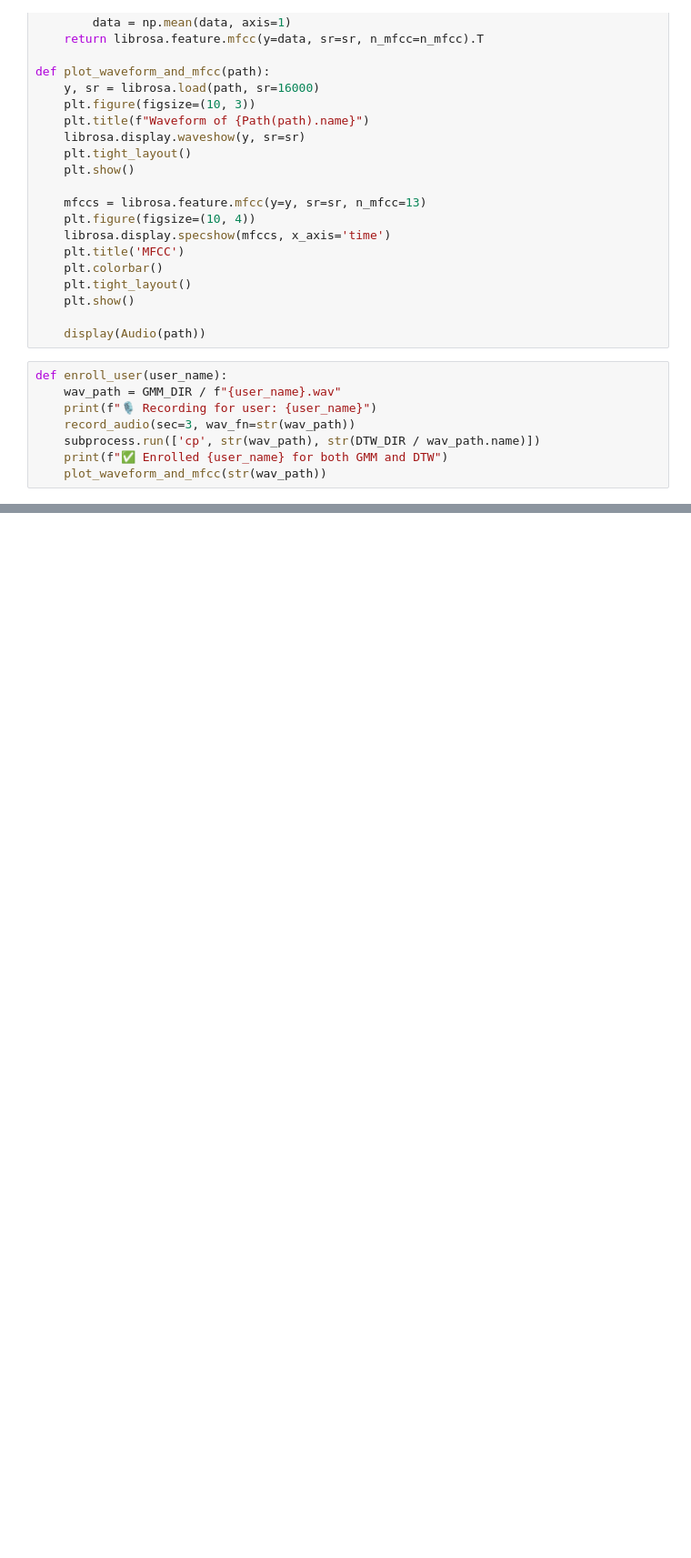
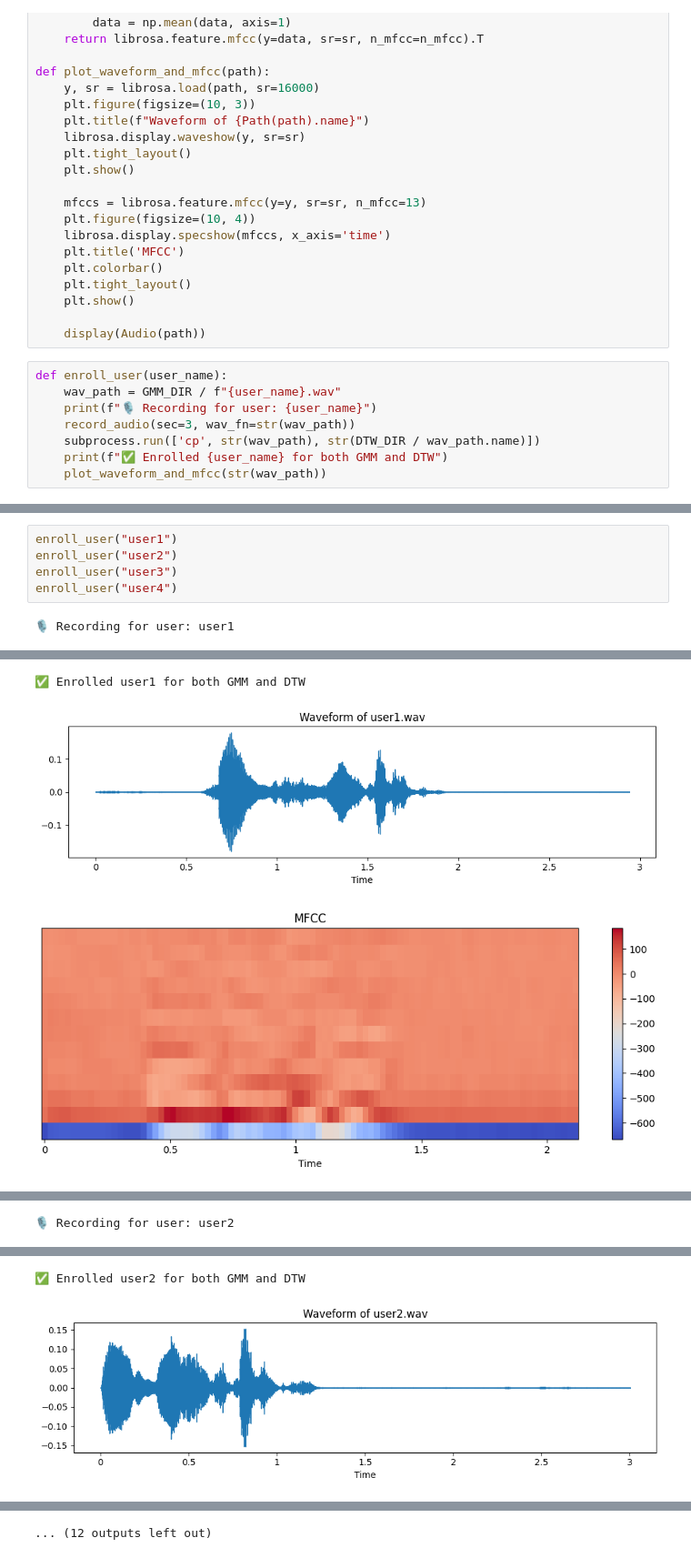
Before and after one commit to jupawest/SoSSProject, a Jupyter notebook: voice_recognition_model4.ipynb, the cells around one changed output, grey strips where cells are left out. Shown at 91% size. Cells and saved outputs as stored; diff of their text form; blank space fills up the shorter version.

```diff
--- a/voice_recognition_model4.ipynb
+++ b/voice_recognition_model4.ipynb
@@ -190,0 +191,7 @@ enroll_user("user3")
+# %%
+enroll_user("user1")
+enroll_user("user2")
+enroll_user("user3")
+enroll_user("user4")
+# %% [output]
+🎙️ Recording for user: user1
@@ -190,0 +199,3 @@ enroll_user("user3")
+✅ Enrolled user1 for both GMM and DTW
+[figure, added]
+[figure, added]
@@ -190,0 +203 @@ enroll_user("user3")
+🎙️ Recording for user: user2
@@ -190,0 +205,2 @@ enroll_user("user3")
+✅ Enrolled user2 for both GMM and DTW
+[figure, added]
@@ -190,0 +209 @@ enroll_user("user3")
+... (12 outputs left out)
```
Also changed, not shown: parts of 16 cells of this notebook.
